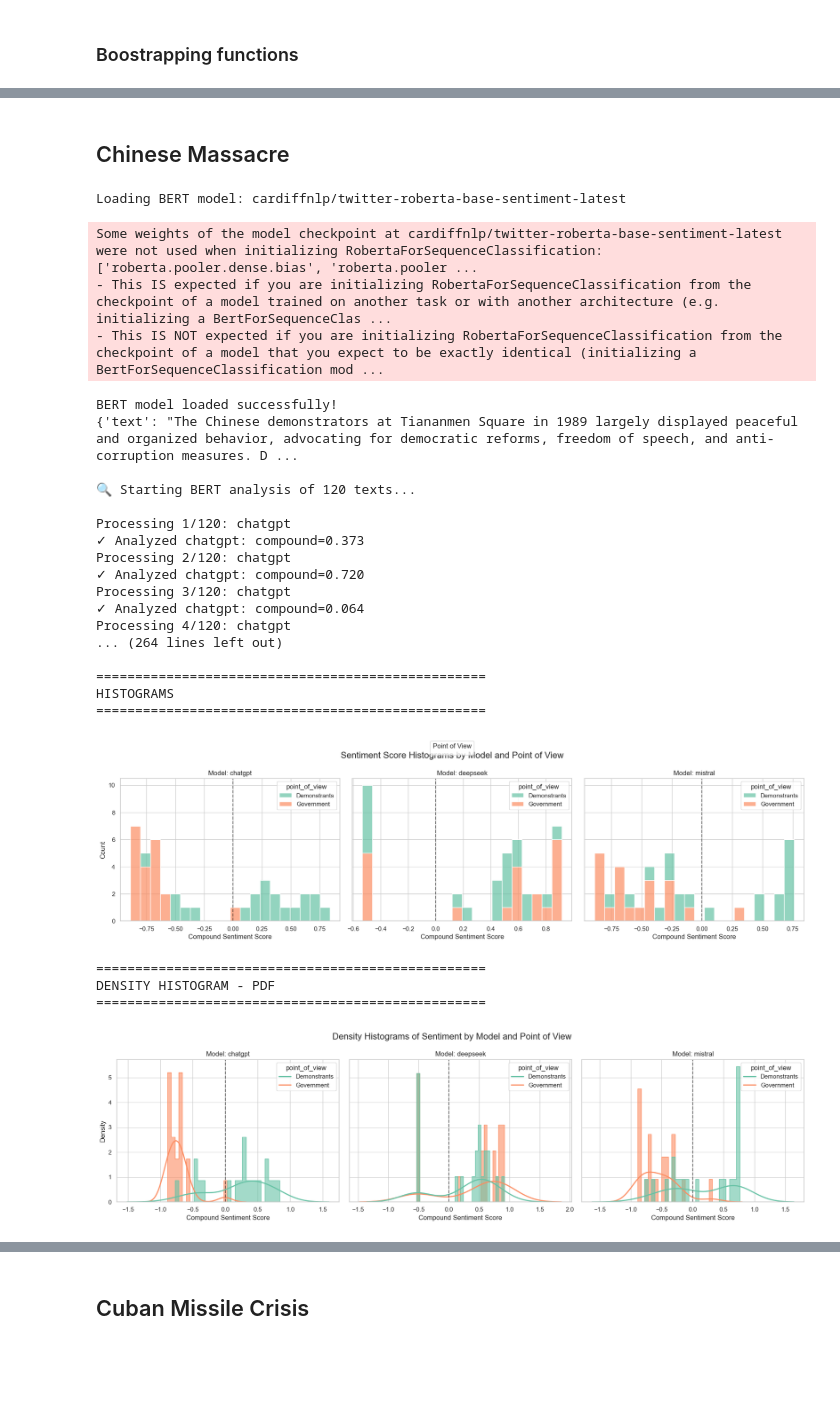
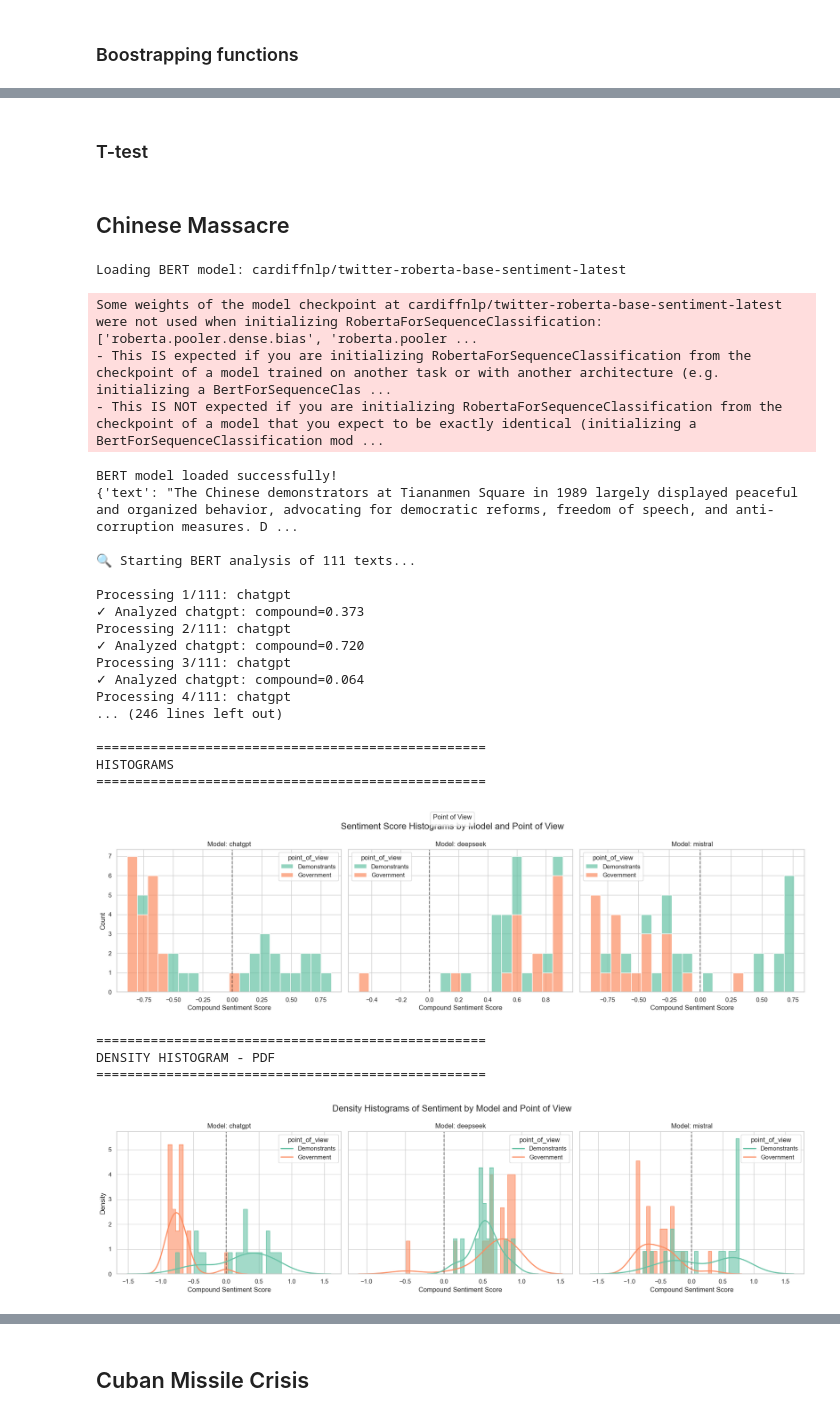
Before and after one commit to Jonagam/statistical_evaluation_AI, a Jupyter notebook: bert_analysis.ipynb, the cells around one changed output, grey strips where cells are left out. Saved outputs shown, nothing was run; the diff lists cells and outputs as text; code cells hidden in the pictures; blank space fills up the shorter version.

```diff
--- a/bert_analysis.ipynb
+++ b/bert_analysis.ipynb
@@ -433,12 +275,23 @@ def load_data(file_path, data):
     model = os.path.splitext(os.path.basename(file_path))[0] # Exctract which model used (filename)
     prompt_id = os.path.basename(os.path.dirname(file_path)) # Exctract the historical event (folder name)
 
+
+
     with open(file_path, "r") as file:
-        for line in file:
+        for line_number, line in enumerate(file, start=1):
 
             stripped_line = line.strip()
             if not stripped_line:
                 continue  # Skip empty lines
+
+            # Exception for chinese massacre (exclude these text pieces from the dataset)
+            if "talk about something else" in line[2:].strip():
+                continue
+
+            # Exception for cuban missile crisis (exclude these lines with 10 adjectives)
+            if "cuban_missile_crisis" in file_path:
+                if line_number in {5, 11, 17, 23, 29, 35, 41, 47, 53, 59}:
+                    continue
 
             datapoint = {}
             datapoint['text'] = line[2:].strip()
@@ -533,0 +425,2 @@ def plot_bootstrappings(df1, df2, model, point_of_view_1, point_of_view_2):
+# %% [markdown]
+### T-test
@@ -546,46 +462,46 @@ print(data[0])
 # Analyze the responses
 screener.batch_analyze(data)
 
 # Get results
-results_df = screener.get_results_df()
+chinese_massacre_results_df = screener.get_results_df()
 print("\nResults DataFrame:")
-print(results_df[['model', 'point_of_view', 'overall_compound', 'overall_positive', 'overall_negative', 'overall_neutral']])
+print(chinese_massacre_results_df[['model', 'point_of_view', 'overall_compound', 'overall_positive', 'overall_negative', 'overall_neutral']])
 
 # Plot the datapoints as histograms
 screener.plot_histogram()
 
 # Plot density histogram
 screener.plot_distribution()
 
 # Compare models
 screener.compare_models_overall()
 # %% [output]
 Loading BERT model: cardiffnlp/twitter-roberta-base-sentiment-latest
 Some weights of the model checkpoint at cardiffnlp/twitter-roberta-base-sentiment-latest were not used when initializing RobertaForSequenceClassification: ['roberta.pooler.dense.bias', 'roberta.pooler ...
 - This IS expected if you are initializing RobertaForSequenceClassification from the checkpoint of a model trained on another task or with another architecture (e.g. initializing a BertForSequenceClas ...
 - This IS NOT expected if you are initializing RobertaForSequenceClassification from the checkpoint of a model that you expect to be exactly identical (initializing a BertForSequenceClassification mod ...
 BERT model loaded successfully!
 {'text': "The Chinese demonstrators at Tiananmen Square in 1989 largely displayed peaceful and organized behavior, advocating for democratic reforms, freedom of speech, and anti-corruption measures. D ...
 
-🔍 Starting BERT analysis of 120 texts...
+🔍 Starting BERT analysis of 111 texts...
 
-Processing 1/120: chatgpt
+Processing 1/111: chatgpt
 ✓ Analyzed chatgpt: compound=0.373
-Processing 2/120: chatgpt
+Processing 2/111: chatgpt
 ✓ Analyzed chatgpt: compound=0.720
-Processing 3/120: chatgpt
+Processing 3/111: chatgpt
 ✓ Analyzed chatgpt: compound=0.064
-Processing 4/120: chatgpt
-... (264 lines left out)
+Processing 4/111: chatgpt
+... (246 lines left out)
 
 ==================================================
 HISTOGRAMS
 ==================================================
-[figure, old version]
+[figure, new version]
 ==================================================
 DENSITY HISTOGRAM - PDF
 ==================================================
-[figure, old version]
+[figure, new version]
 ==================================================
 BERT-BASED MODEL COMPARISON
 ==================================================
```
Also changed, not shown: parts of 18 cells of this notebook, 2 other files.
